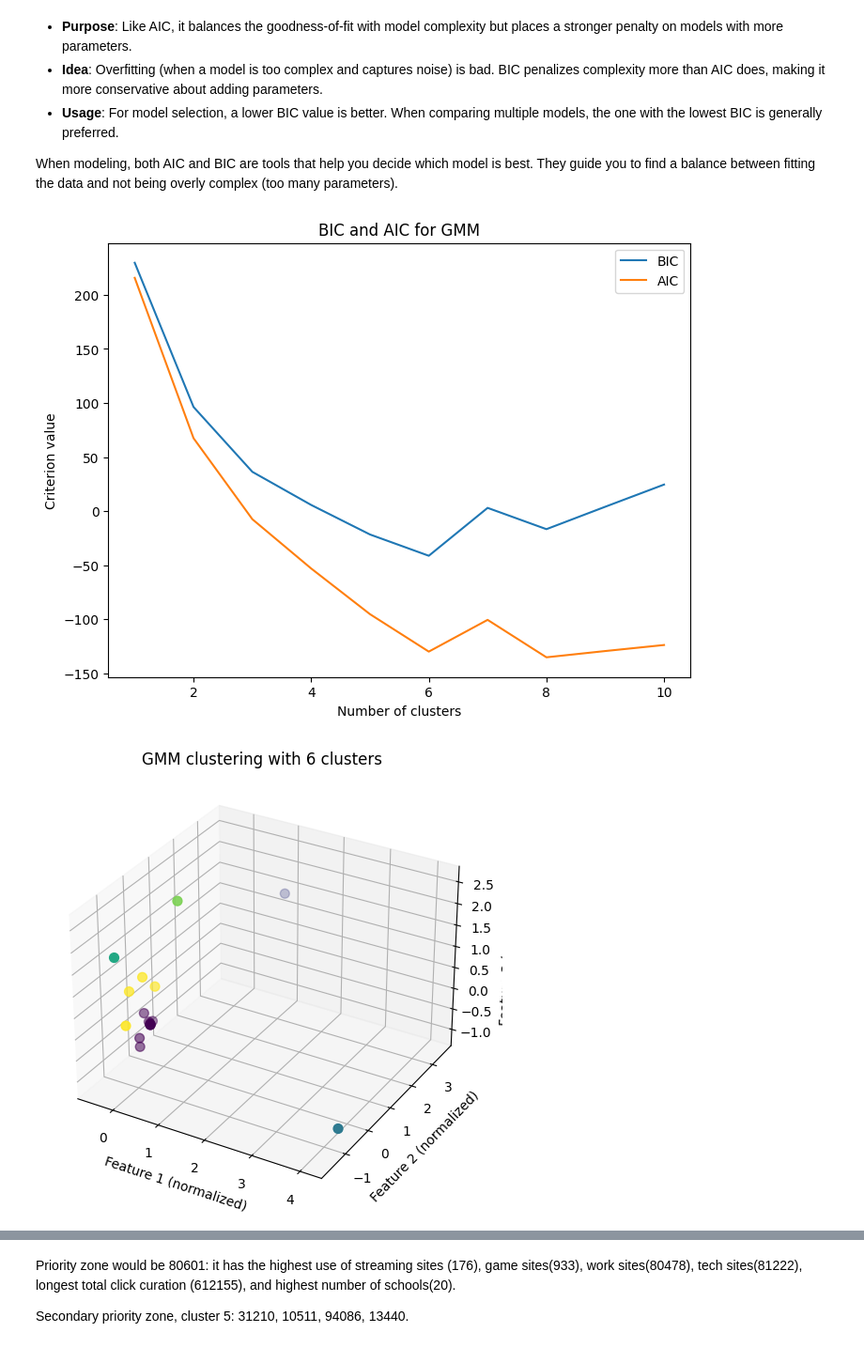
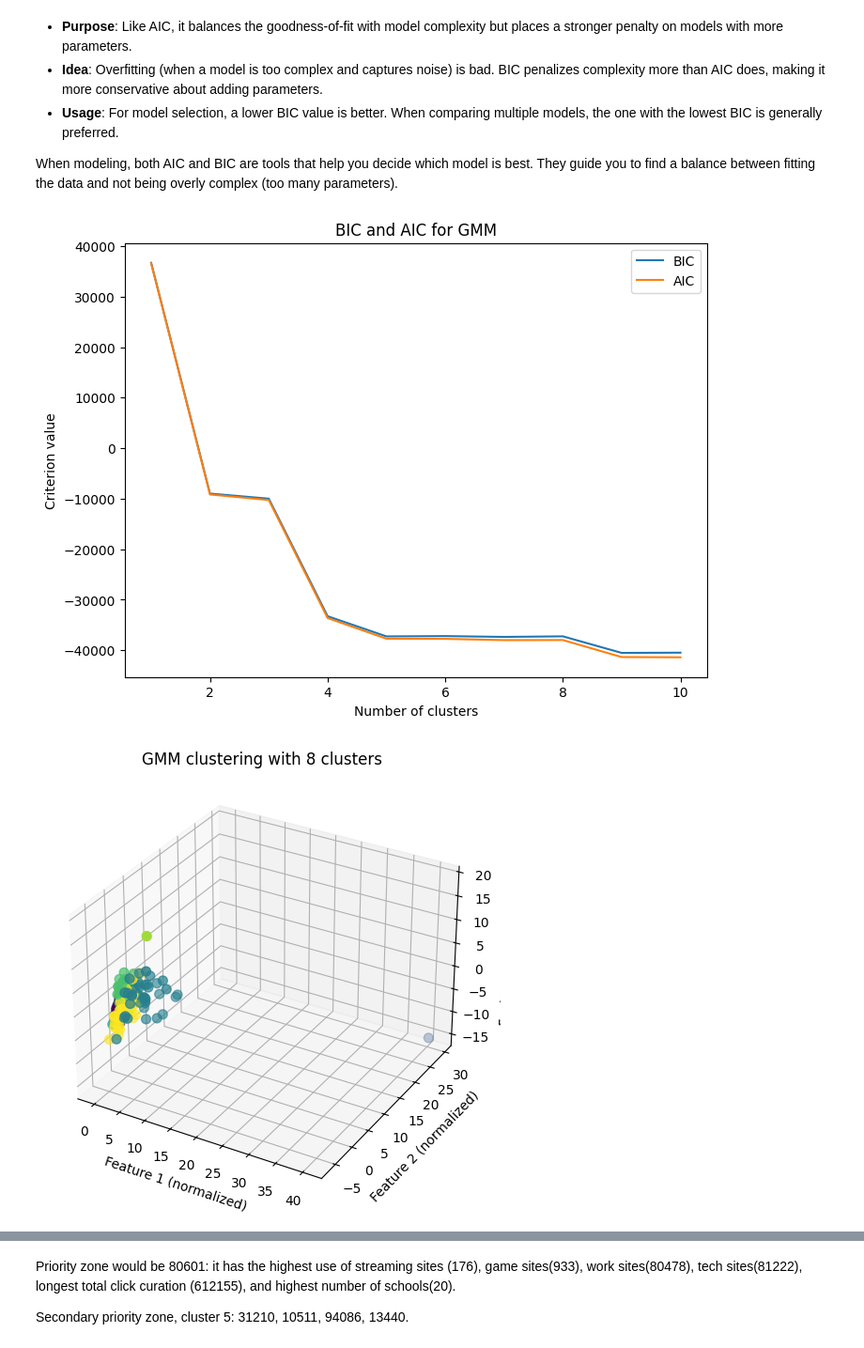
Before and after one commit to anna-l-zhou/bttai-verizon-1, a Jupyter notebook: newdata_exploration.ipynb, the cells around one changed output, grey strips where cells are left out. Shown: that part at 94% size. Drawn from its saved outputs; the diff is of its cells as text; code cells hidden in the pictures.

```diff
--- a/newdata_exploration.ipynb
+++ b/newdata_exploration.ipynb
@@ -598,7 +618,7 @@ plt.show()
 [figure]
 # %%
 # Perform clustering and get centroids
-optimal_k = 3
+optimal_k = 4
 kmeans = KMeans(n_clusters=optimal_k, init='k-means++', max_iter=300, n_init=10, random_state=123)
 clusters = kmeans.fit_predict(zip_df_pca)
 centroids = kmeans.cluster_centers_
@@ -869,25 +982,25 @@ plt.ylabel('Criterion value')
 plt.title('BIC and AIC for GMM')
 plt.show()
 # %% [output]
-[figure, old version]
+[figure, new version]
 # %%
 
 # Fit the final model with the chosen number of components and reg_covar
-n_components = 6  # number of clusters, chosen based on BIC/AIC
+n_components = 8  # number of clusters, chosen based on BIC/AIC
 gmm = GaussianMixture(n_components=n_components, covariance_type="full", reg_covar=1e-4)
 gmm.fit(X_norm)
 
 # Plot the data points and clusters in 3D
 fig = plt.figure(figsize=(8, 6))
 ax = fig.add_subplot(111, projection='3d')
 ax.scatter(X_norm[:, 0], X_norm[:, 1], X_norm[:, 2], c=gmm.predict(X_norm), cmap='viridis', s=50)
 ax.set_xlabel('Feature 1 (normalized)')
 ax.set_ylabel('Feature 2 (normalized)')
 ax.set_zlabel('Feature 3 (normalized)')
 ax.set_title('GMM clustering with {} clusters'.format(n_components))
 plt.show()
 # %% [output]
-[figure, old version]
+[figure, new version]
 # %%
 # Predict the cluster for each data point
 clusters = gmm.predict(X_norm)
```
Also changed, not shown: parts of 23 cells of this notebook.
